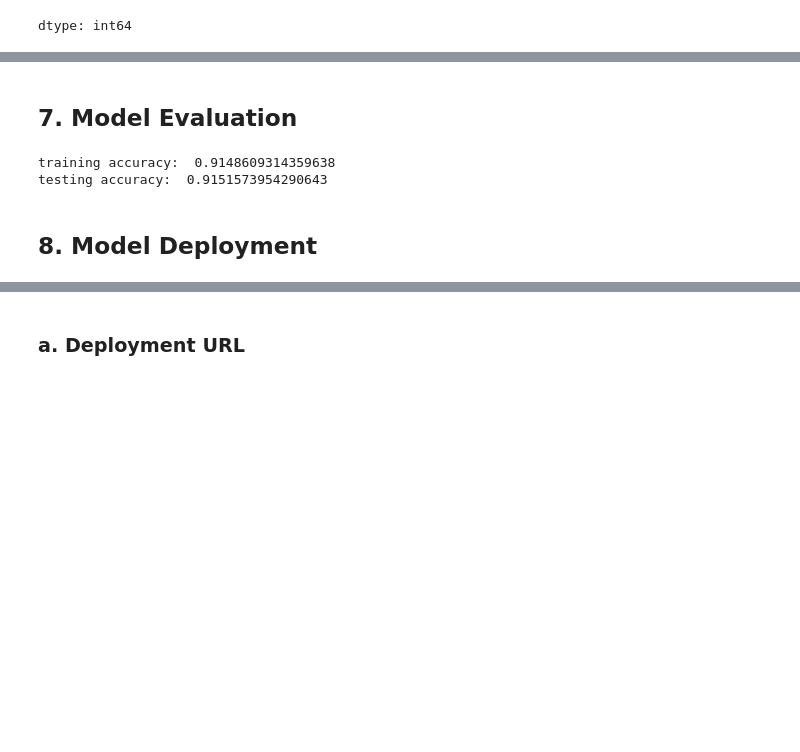
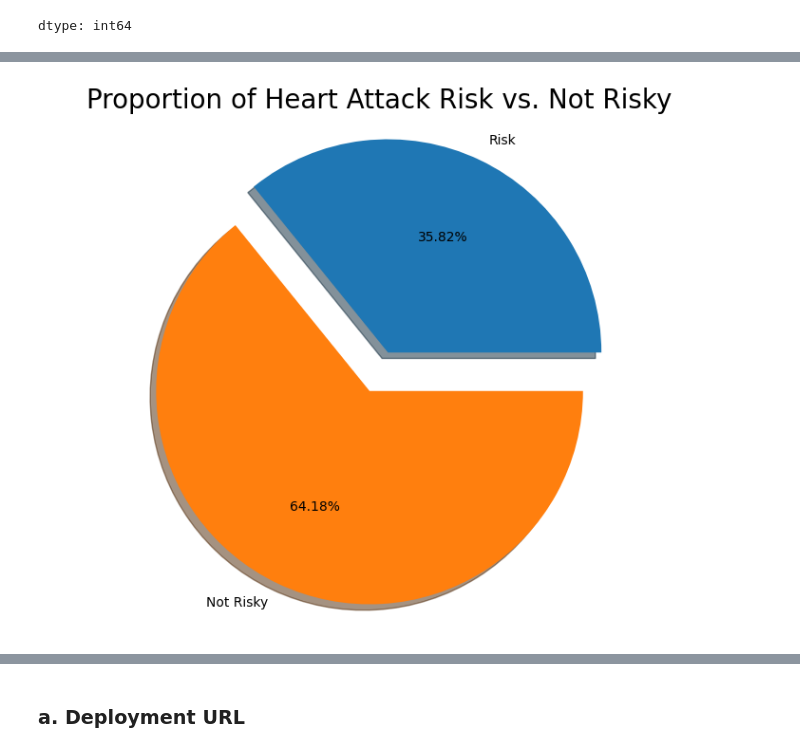
Before and after one commit to Rzero6/heart-attack-classification, a Jupyter notebook: Heart Attack Classification.ipynb, the cells around one changed output, grey strips where cells are left out. Cells and saved outputs as stored; diff of their text form; code cells hidden in the pictures; blank space fills up the shorter version.

Commit message:
training and SMOTE

```diff
--- a/Heart Attack Classification.ipynb
+++ b/Heart Attack Classification.ipynb
@@ -71,3 +123,0 @@ df.head()
-# %%
-df = df.dropna() # hapus semua baris yg ada null-nya
-df
@@ -214,0 +155,7 @@ dtype: int64
+# %%
+df[["Systolic BP", "Diastolic BP"]] = (
+    df["Blood Pressure"]
+    .str.split("/", expand=True)
+    .astype(int)
+)
+display(df)
@@ -263,2 +210,0 @@ model_logreg = logreg.fit(X_train, y_train) #training, setelah selesai, kita dap
-# %% [markdown]
-## 7.&nbsp;Model Evaluation
@@ -268,8 +211,25 @@ y_pred_test = model_logreg.predict(X_test)
-# %%
-print('training accuracy: ', accuracy_score(y_train, y_pred_train))
-print('testing accuracy: ', accuracy_score(y_test, y_pred_test))
-# %% [output]
-training accuracy:  0.9148609314359638
-testing accuracy:  0.9151573954290643
-# %% [markdown]
-## 8.&nbsp;Model Deployment
+# %%
+target_column = 'Heart Attack Risk'
+labels = ['Risk', 'Not Risky']
+
+sizes = [
+    df[target_column][df[target_column]==1].count(), # Risk
+    df[target_column][df[target_column]==0].count() # No Risk
+]
+
+explode = (0, 0.2)
+fig, ax = plt.subplots(figsize=(9, 7))
+ax.pie(
+    x=sizes,
+    explode=explode,
+    labels=labels,
+    autopct='%1.2f%%',
+    shadow=True,
+    startangle=0
+)
+
+ax.axis('equal')
+plt.title("Proportion of Heart Attack Risk vs. Not Risky", size=20)
+plt.show()
+# %% [output]
+[figure, added]
```
Also changed, not shown: parts of 117 cells of this notebook.
